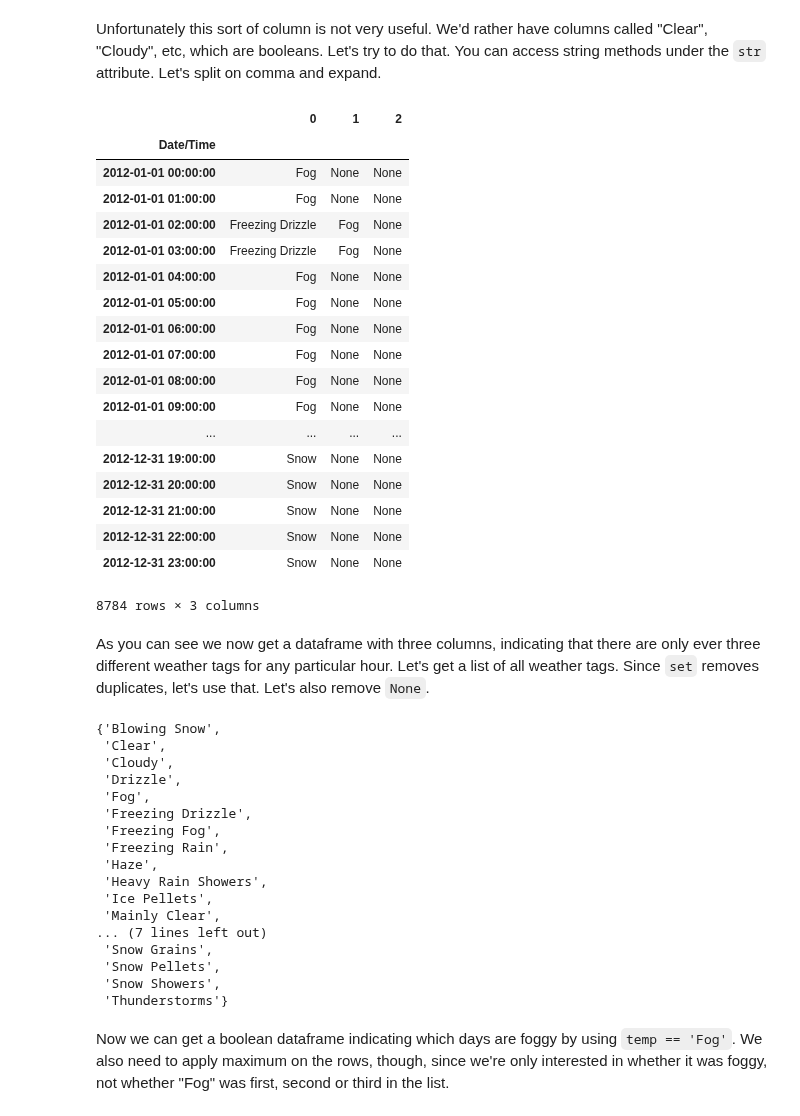
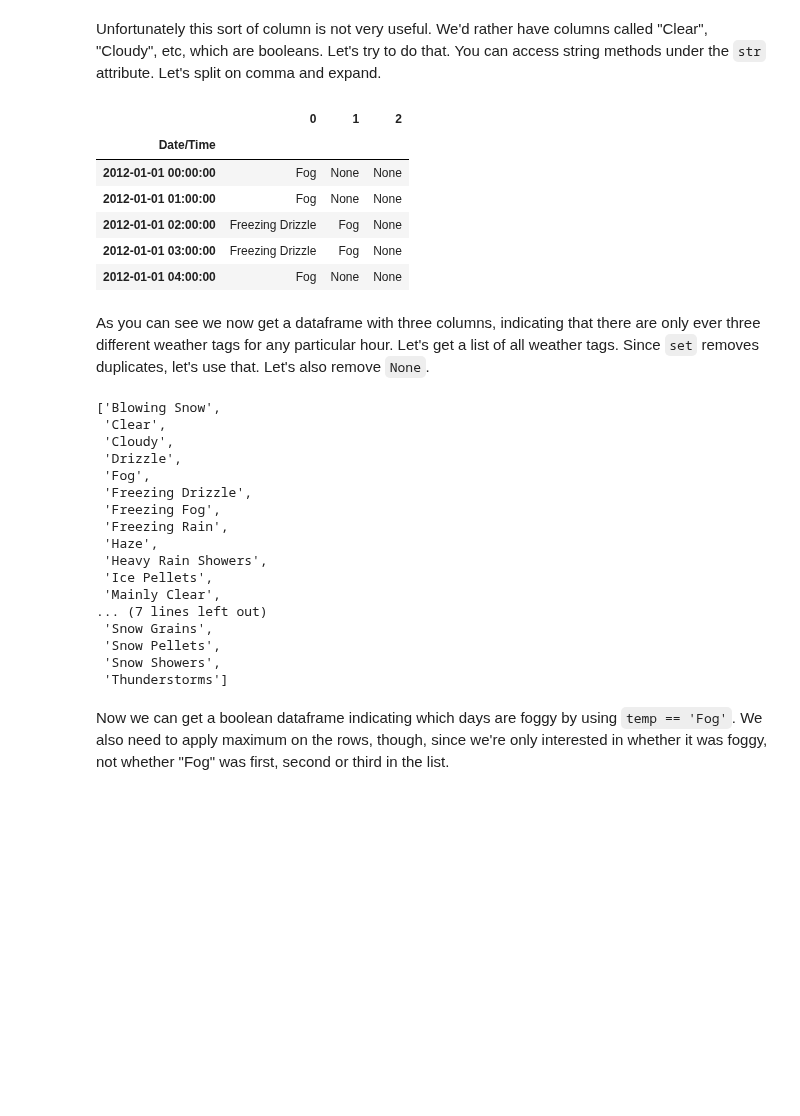
Before and after one commit to sintefmath/GeiloWinterSchool2018, a Jupyter notebook: course_material/Pandas.ipynb, the cells around one changed output. Cells and saved outputs as stored; diff of their text form; code cells hidden in the pictures; blank space fills up the shorter version.

```diff
--- a/course_material/Pandas.ipynb
+++ b/course_material/Pandas.ipynb
@@ -265,34 +253,22 @@ Name: Weather, dtype: int64
 Unfortunately this sort of column is not very useful. We'd rather have columns called "Clear", "Cloudy", etc, which are booleans. Let's try to do that. You can access string methods under the `str` attribute. Let's split on comma and expand.
 # %%
 temp = data['Weather'].str.split(',', expand=True)
-temp
+temp.head()
 # %% [output]
 |  | 0 | 1 | 2 |
 | Date/Time |  |  |  |
 | 2012-01-01 00:00:00 | Fog | None | None |
 | 2012-01-01 01:00:00 | Fog | None | None |
 | 2012-01-01 02:00:00 | Freezing Drizzle | Fog | None |
 | 2012-01-01 03:00:00 | Freezing Drizzle | Fog | None |
 | 2012-01-01 04:00:00 | Fog | None | None |
-| 2012-01-01 05:00:00 | Fog | None | None |
-| 2012-01-01 06:00:00 | Fog | None | None |
-| 2012-01-01 07:00:00 | Fog | None | None |
-| 2012-01-01 08:00:00 | Fog | None | None |
-| 2012-01-01 09:00:00 | Fog | None | None |
-| ... | ... | ... | ... |
-| 2012-12-31 19:00:00 | Snow | None | None |
-| 2012-12-31 20:00:00 | Snow | None | None |
-| 2012-12-31 21:00:00 | Snow | None | None |
-| 2012-12-31 22:00:00 | Snow | None | None |
-| 2012-12-31 23:00:00 | Snow | None | None |
-8784 rows × 3 columns
 # %% [markdown]
 As you can see we now get a dataframe with three columns, indicating that there are only ever three different weather tags for any particular hour. Let's get a list of all weather tags. Since `set` removes duplicates, let's use that. Let's also remove `None`.
 # %%
-tags = set(temp.values.flatten()) - {None}
+tags = sorted(set(temp.values.flatten()) - {None})
 tags
 # %% [output]
-{'Blowing Snow',
+['Blowing Snow',
  'Clear',
  'Cloudy',
  'Drizzle',
@@ -308,7 +284,7 @@ tags
  'Snow Grains',
  'Snow Pellets',
  'Snow Showers',
- 'Thunderstorms'}
+ 'Thunderstorms']
 # %% [markdown]
 Now we can get a boolean dataframe indicating which days are foggy by using `temp == 'Fog'`. We also need to apply maximum on the rows, though, since we're only interested in whether it was foggy, not whether "Fog" was first, second or third in the list.
 # %%
```
Also changed, not shown: parts of 7 cells of this notebook, 5 other files.
